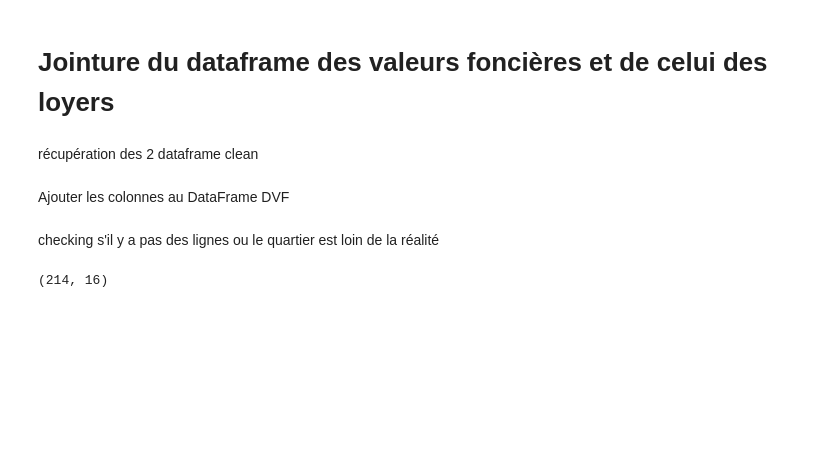
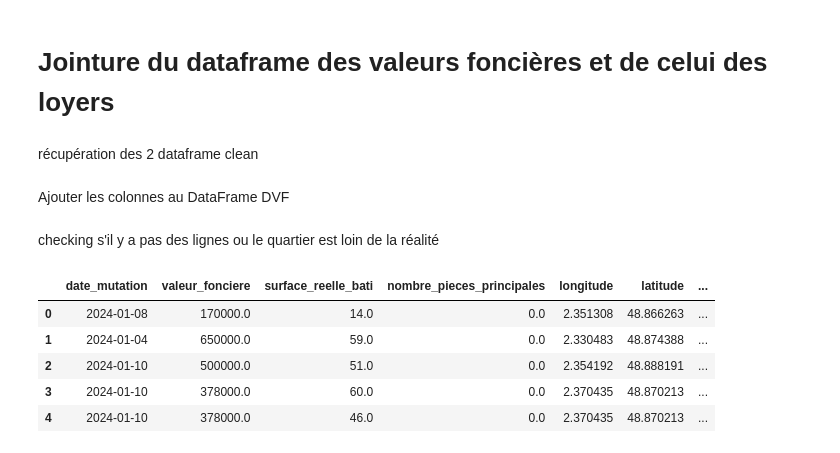
Before and after one commit to BaptVic78/AnalyseDonneesFoncieres, a Jupyter notebook: jointure_dvf_loyers.ipynb, the cells around one changed output. Cells and saved outputs as stored; diff of their text form; code cells hidden in the pictures; blank space fills up the shorter version.

```diff
--- a/jointure_dvf_loyers.ipynb
+++ b/jointure_dvf_loyers.ipynb
@@ -28,6 +28,13 @@ dvf_df['distance_quartier_m'] = distances * 111000  # Conversion approximative e
 # %% [markdown]
 checking s'il y a pas des lignes ou le quartier est loin de la réalité
 # %%
-dvf_df[dvf_df['distance_quartier_m'] > 1000].shape
+dvf_df = dvf_df[dvf_df['distance_quartier_m'] <= 1000]
-# %% [output]
-(214, 16)
+# %%
+dvf_df.head()
+# %% [output]
+|  | date_mutation | valeur_fonciere | surface_reelle_bati | nombre_pieces_principales | longitude | latitude | ... |
+| 0 | 2024-01-08 | 170000.0 | 14.0 | 0.0 | 2.351308 | 48.866263 | ... |
+| 1 | 2024-01-04 | 650000.0 | 59.0 | 0.0 | 2.330483 | 48.874388 | ... |
+| 2 | 2024-01-10 | 500000.0 | 51.0 | 0.0 | 2.354192 | 48.888191 | ... |
+| 3 | 2024-01-10 | 378000.0 | 60.0 | 0.0 | 2.370435 | 48.870213 | ... |
+| 4 | 2024-01-10 | 378000.0 | 46.0 | 0.0 | 2.370435 | 48.870213 | ... |
```
Also changed, not shown: parts of 1 cell of this notebook, 2 other files.
